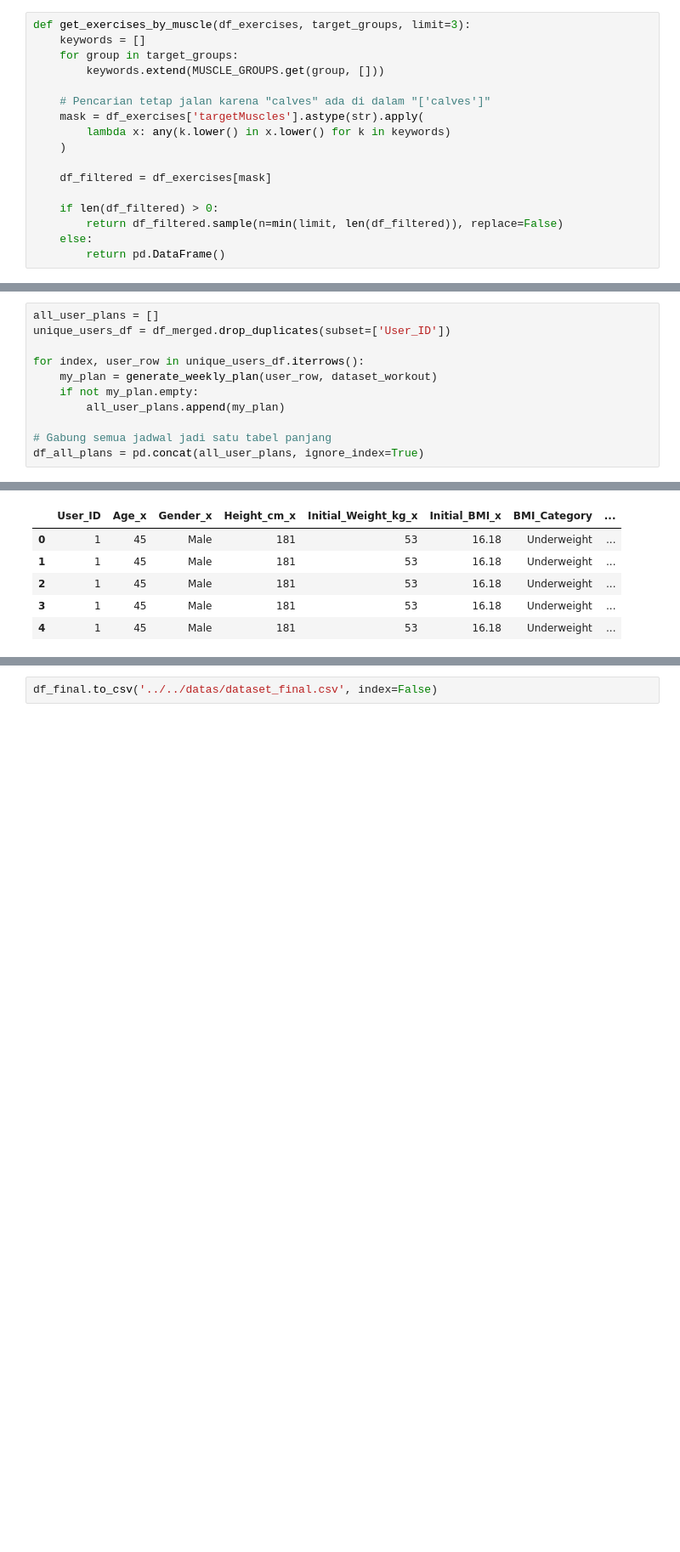
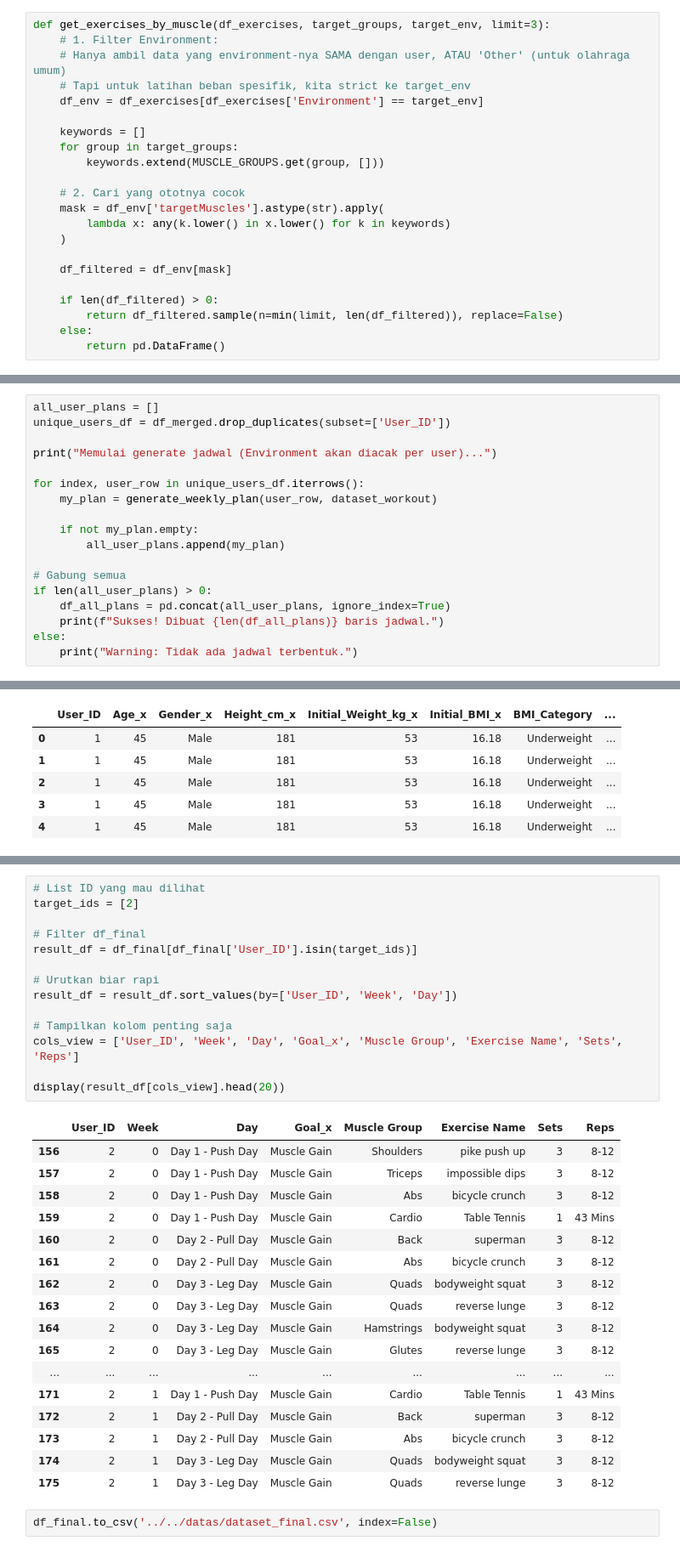
Before and after one commit to crisvito/viktorifit-ml, a Jupyter notebook: utils/generator/generate_final_data.ipynb, the cells around one changed output, grey strips where cells are left out. Shown at 85% size. Drawn from its saved outputs; the diff is of its cells as text; blank space fills up the shorter version.

```diff
--- a/utils/generator/generate_final_data.ipynb
+++ b/utils/generator/generate_final_data.ipynb
@@ -37,17 +83,22 @@ def clean_string_data(text):
     cleaned = str(text).replace("[", "").replace("]", "").replace("'", "")
     return cleaned.strip()
 # %%
-def get_exercises_by_muscle(df_exercises, target_groups, limit=3):
+def get_exercises_by_muscle(df_exercises, target_groups, target_env, limit=3):
+    # 1. Filter Environment:
+    # Hanya ambil data yang environment-nya SAMA dengan user, ATAU 'Other' (untuk olahraga umum)
+    # Tapi untuk latihan beban spesifik, kita strict ke target_env
+    df_env = df_exercises[df_exercises['Environment'] == target_env]
+
     keywords = []
     for group in target_groups:
         keywords.extend(MUSCLE_GROUPS.get(group, []))
 
-    # Pencarian tetap jalan karena "calves" ada di dalam "['calves']"
-    mask = df_exercises['targetMuscles'].astype(str).apply(
+    # 2. Cari yang ototnya cocok
+    mask = df_env['targetMuscles'].astype(str).apply(
         lambda x: any(k.lower() in x.lower() for k in keywords)
     )
 
-    df_filtered = df_exercises[mask]
+    df_filtered = df_env[mask]
 
     if len(df_filtered) > 0:
         return df_filtered.sample(n=min(limit, len(df_filtered)), replace=False)
@@ -133,10 +270,17 @@ def generate_weekly_plan(user_row, df_exercises):
 all_user_plans = []
 unique_users_df = df_merged.drop_duplicates(subset=['User_ID'])
 
+print("Memulai generate jadwal (Environment akan diacak per user)...")
+
 for index, user_row in unique_users_df.iterrows():
     my_plan = generate_weekly_plan(user_row, dataset_workout)
+
     if not my_plan.empty:
         all_user_plans.append(my_plan)
 
-# Gabung semua jadwal jadi satu tabel panjang
-df_all_plans = pd.concat(all_user_plans, ignore_index=True)
+# Gabung semua
+if len(all_user_plans) > 0:
+    df_all_plans = pd.concat(all_user_plans, ignore_index=True)
+    print(f"Sukses! Dibuat {len(df_all_plans)} baris jadwal.")
+else:
+    print("Warning: Tidak ada jadwal terbentuk.")
@@ -195,2 +310,34 @@ display(result_df[cols_view].head(20))
+# %%
+# List ID yang mau dilihat
+target_ids = [2]
+
+# Filter df_final
+result_df = df_final[df_final['User_ID'].isin(target_ids)]
+
+# Urutkan biar rapi
+result_df = result_df.sort_values(by=['User_ID', 'Week', 'Day'])
+
+# Tampilkan kolom penting saja
+cols_view = ['User_ID', 'Week', 'Day', 'Goal_x', 'Muscle Group', 'Exercise Name', 'Sets', 'Reps']
+
+display(result_df[cols_view].head(20))
+# %% [output]
+|  | User_ID | Week | Day | Goal_x | Muscle Group | Exercise Name | Sets | Reps |
+| 156 | 2 | 0 | Day 1 - Push Day | Muscle Gain | Shoulders | pike push up | 3 | 8-12 |
+| 157 | 2 | 0 | Day 1 - Push Day | Muscle Gain | Triceps | impossible dips | 3 | 8-12 |
+| 158 | 2 | 0 | Day 1 - Push Day | Muscle Gain | Abs | bicycle crunch | 3 | 8-12 |
+| 159 | 2 | 0 | Day 1 - Push Day | Muscle Gain | Cardio | Table Tennis | 1 | 43 Mins |
+| 160 | 2 | 0 | Day 2 - Pull Day | Muscle Gain | Back | superman | 3 | 8-12 |
+| 161 | 2 | 0 | Day 2 - Pull Day | Muscle Gain | Abs | bicycle crunch | 3 | 8-12 |
+| 162 | 2 | 0 | Day 3 - Leg Day | Muscle Gain | Quads | bodyweight squat | 3 | 8-12 |
+| 163 | 2 | 0 | Day 3 - Leg Day | Muscle Gain | Quads | reverse lunge | 3 | 8-12 |
+| 164 | 2 | 0 | Day 3 - Leg Day | Muscle Gain | Hamstrings | bodyweight squat | 3 | 8-12 |
+| 165 | 2 | 0 | Day 3 - Leg Day | Muscle Gain | Glutes | reverse lunge | 3 | 8-12 |
+| ... | ... | ... | ... | ... | ... | ... | ... | ... |
+| 171 | 2 | 1 | Day 1 - Push Day | Muscle Gain | Cardio | Table Tennis | 1 | 43 Mins |
+| 172 | 2 | 1 | Day 2 - Pull Day | Muscle Gain | Back | superman | 3 | 8-12 |
+| 173 | 2 | 1 | Day 2 - Pull Day | Muscle Gain | Abs | bicycle crunch | 3 | 8-12 |
+| 174 | 2 | 1 | Day 3 - Leg Day | Muscle Gain | Quads | bodyweight squat | 3 | 8-12 |
+| 175 | 2 | 1 | Day 3 - Leg Day | Muscle Gain | Quads | reverse lunge | 3 | 8-12 |
 # %%
 df_final.to_csv('../../datas/dataset_final.csv', index=False)
```
Also changed, not shown: parts of 7 cells of this notebook, 4 other files.
